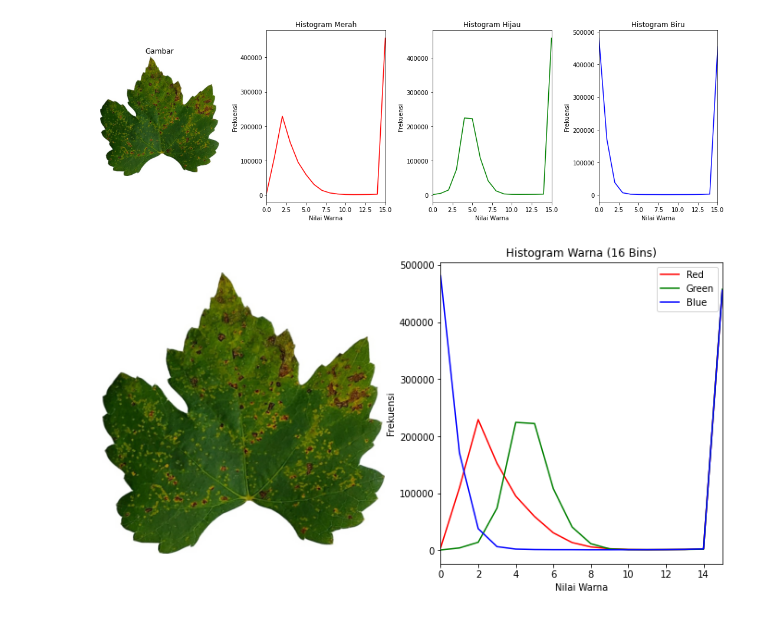
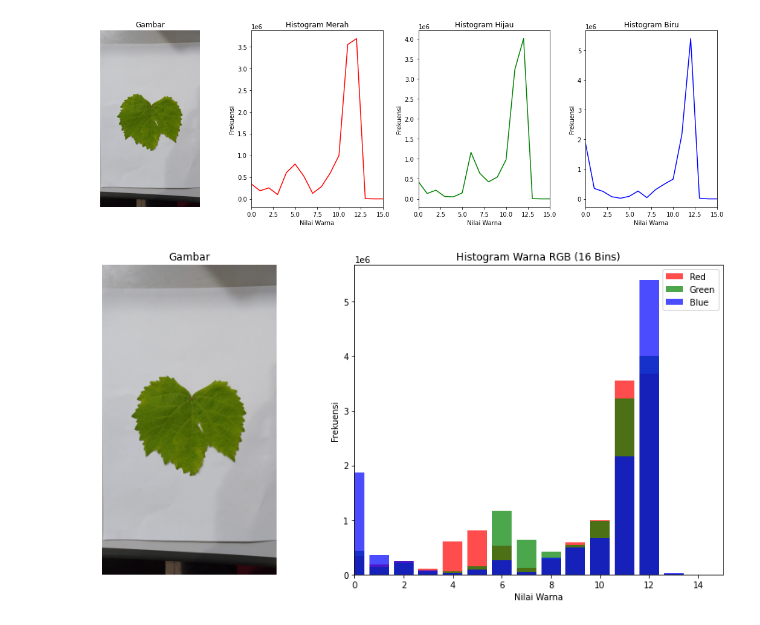
Before and after one commit to makbarramadhan62/Skripsi, a Jupyter notebook: skripsi_app_backend/Try Code/Ekstraksi Fitur/histogram.ipynb, the cells around one changed output. Cells and saved outputs as stored; diff of their text form; code cells hidden in the pictures.

```diff
--- a/skripsi_app_backend/Try Code/Ekstraksi Fitur/histogram.ipynb
+++ b/skripsi_app_backend/Try Code/Ekstraksi Fitur/histogram.ipynb
@@ -3,7 +3,7 @@ import cv2
 import numpy as np
 import matplotlib.pyplot as plt
 # %%
-image = cv2.imread('../../Code/Dataset/preprocessed_roi_augmentation/5_label/dataset_testing/bercak_daun/data ke-9.jpg')
+image = cv2.imread('../../Code/Dataset/data_testing_system/raw/raw_images (1).jpg')
 image = cv2.cvtColor(image, cv2.COLOR_BGR2RGB)  # Ubah ke mode warna RGB
 # %%
 # Tentukan jumlah "bin" yang diinginkan, misalnya 16 atau 32
@@ -50,35 +50,45 @@ plt.title('Histogram Biru')
 plt.tight_layout()  # Rapihkan tata letak subplot
 plt.show()
 # %% [output]
-[figure, old version]
+[figure, new version]
 # %%
+# Tentukan jumlah BIN yang diinginkan
+bins = 16
+
+# Hitung histogram untuk setiap saluran warna (RGB)
+hist_red, _ = np.histogram(image[:, :, 0], bins=bins, range=[0, 256])
+hist_green, _ = np.histogram(image[:, :, 1], bins=bins, range=[0, 256])
+hist_blue, _ = np.histogram(image[:, :, 2], bins=bins, range=[0, 256])
+
 # Tampilkan gambar dan histogram dalam dua subplot terpisah
 plt.figure(figsize=(12, 6))
 
 # Subplot untuk tampilan gambar
 plt.subplot(1, 2, 1)
 plt.imshow(image)
 plt.axis('off')  # Matikan sumbu x dan y
+plt.title('Gambar')
 
 # Subplot untuk tampilan histogram
 plt.subplot(1, 2, 2)
 # Histogram untuk saluran merah
-plt.plot(hist_red, color='red', label='Red')
+plt.bar(np.arange(bins), hist_red, color='red', alpha=0.7, label='Red')
 # Histogram untuk saluran hijau
-plt.plot(hist_green, color='green', label='Green')
+plt.bar(np.arange(bins), hist_green, color='green', alpha=0.7, label='Green')
 # Histogram untuk saluran biru
-plt.plot(hist_blue, color='blue', label='Blue')
+plt.bar(np.arange(bins), hist_blue, color='blue', alpha=0.7, label='Blue')
 
 # Sesuaikan batas sumbu x dengan jumlah "bin" yang digunakan
 plt.xlim([0, bins - 1])
 plt.xlabel('Nilai Warna')
 plt.ylabel('Frekuensi')
-plt.title('Histogram Warna ({} Bins)'.format(bins))
+plt.title('Histogram Warna RGB ({} Bins)'.format(bins))
 plt.legend()
 
+plt.tight_layout()
 plt.show()
 # %% [output]
-[figure, old version]
+[figure, new version]
 # %%
 # # Resize image
 # resized_image = cv2.resize(image, (720, 1280))
```
Also changed, not shown: 32 other files.
